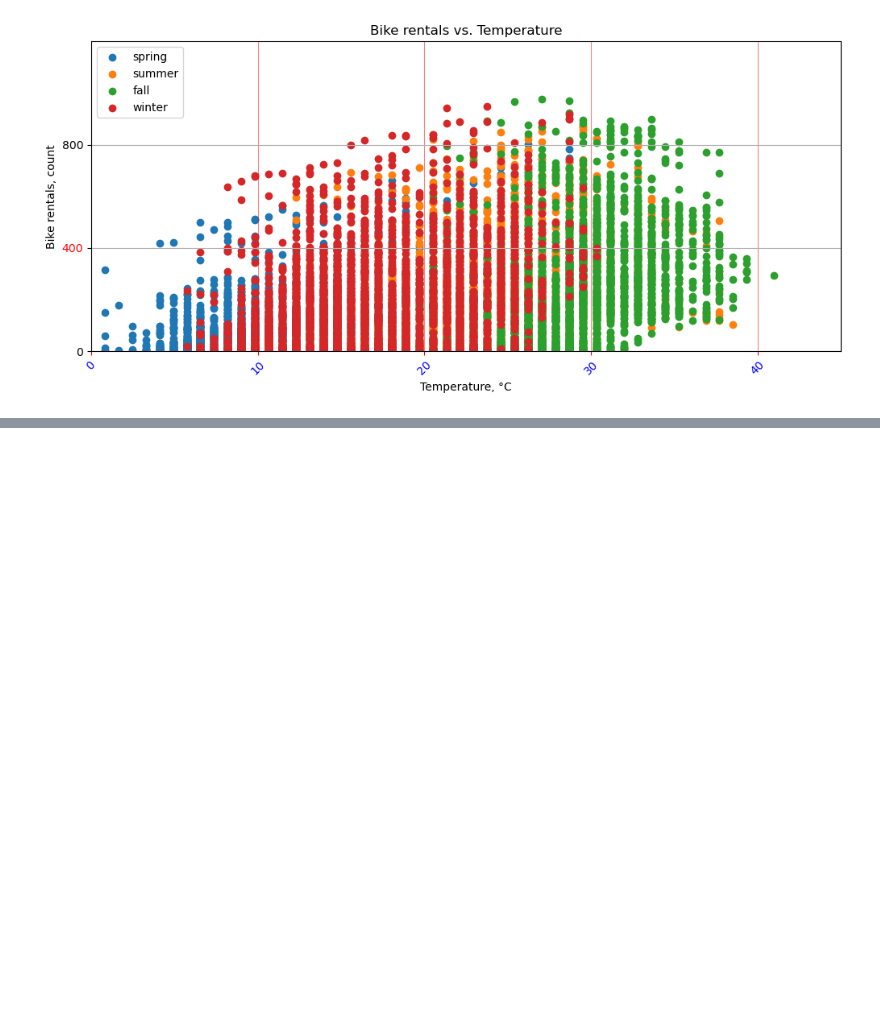
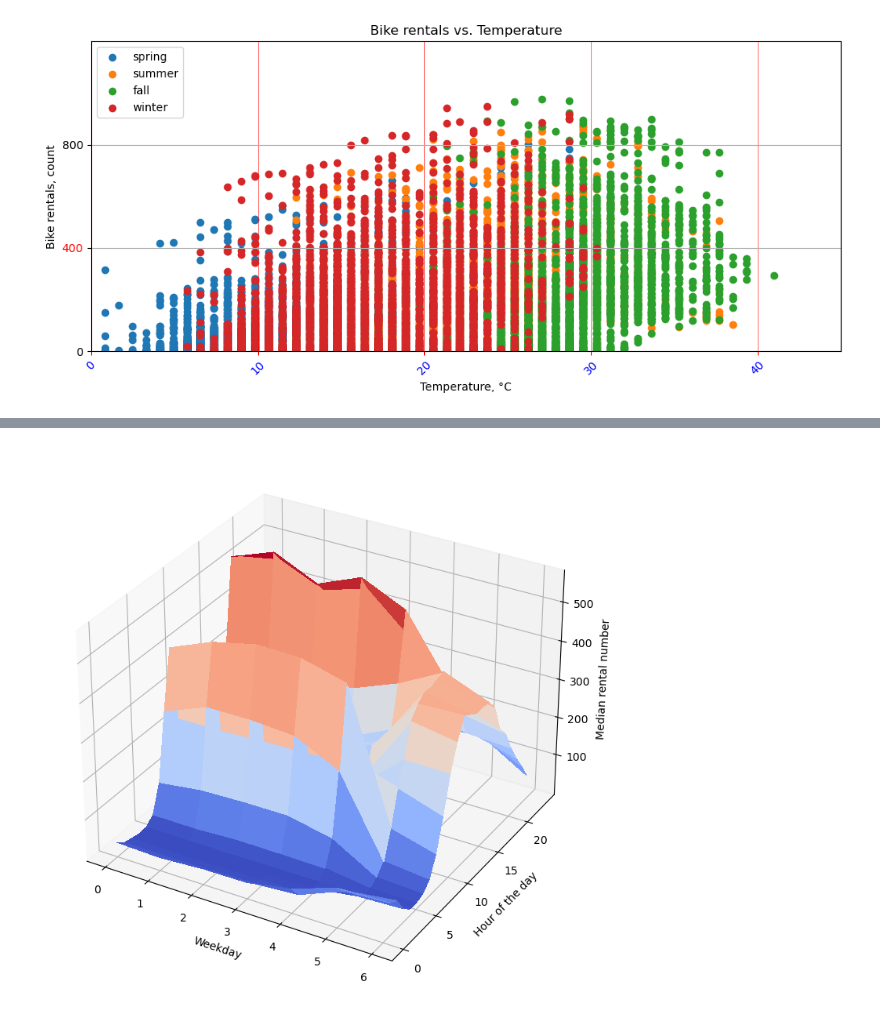
Before and after one commit to Takosaga/fall_23, a Jupyter notebook: programming_for_data_analytics/data_visualization.ipynb, the cells around one changed output, grey strips where cells are left out. Cells and saved outputs as stored; diff of their text form; code cells hidden in the pictures; blank space fills up the shorter version.

```diff
--- a/programming_for_data_analytics/data_visualization.ipynb
+++ b/programming_for_data_analytics/data_visualization.ipynb
@@ -140,0 +161,5 @@ make_plot()
+# %%
+bikes_3D = bikes.groupby([bikes['datetime'].dt.weekday,bikes['datetime'].dt.hour]).agg({'count':'median'})
+bikes_3D.index.names = ["weekday","hour"]
+bikes_3D = bikes_3D.reset_index().pivot(index=['hour'],columns=['weekday'], values='count').astype(float)
+bikes_3D.T
@@ -140,0 +177,10 @@ make_plot()
+# %%
+figure, axis = plt.subplots(subplot_kw={"projection": "3d"},figsize=(9,9))
+X, Y = np.meshgrid(bikes_3D.columns, bikes_3D.index)
+surf = axis.plot_surface(X, Y, bikes_3D, cmap=plt.cm.coolwarm, linewidth=0, antialiased=False)
+axis.set_ylabel("Hour of the day")
+axis.set_xlabel("Weekday")
+axis.set_zlabel("Median rental number")
+plt.show()
+# %% [output]
+[figure, added]
```
Also changed, not shown: parts of 13 cells of this notebook.
